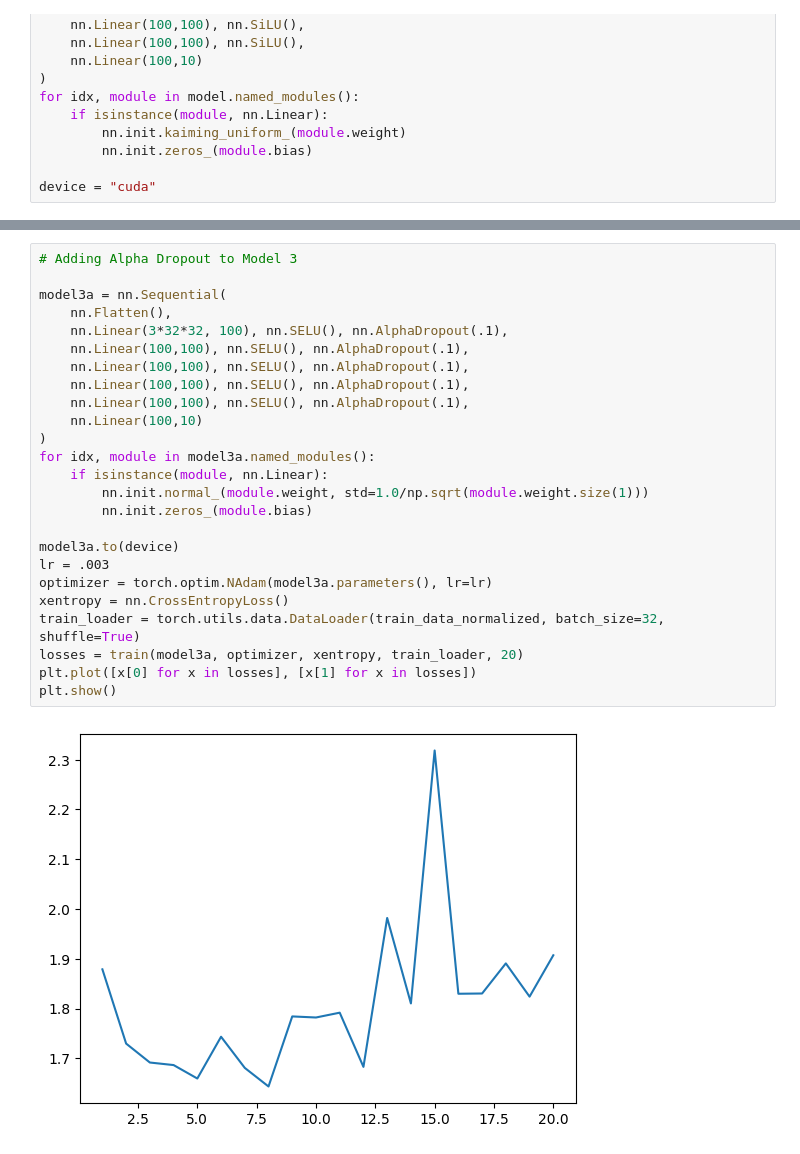
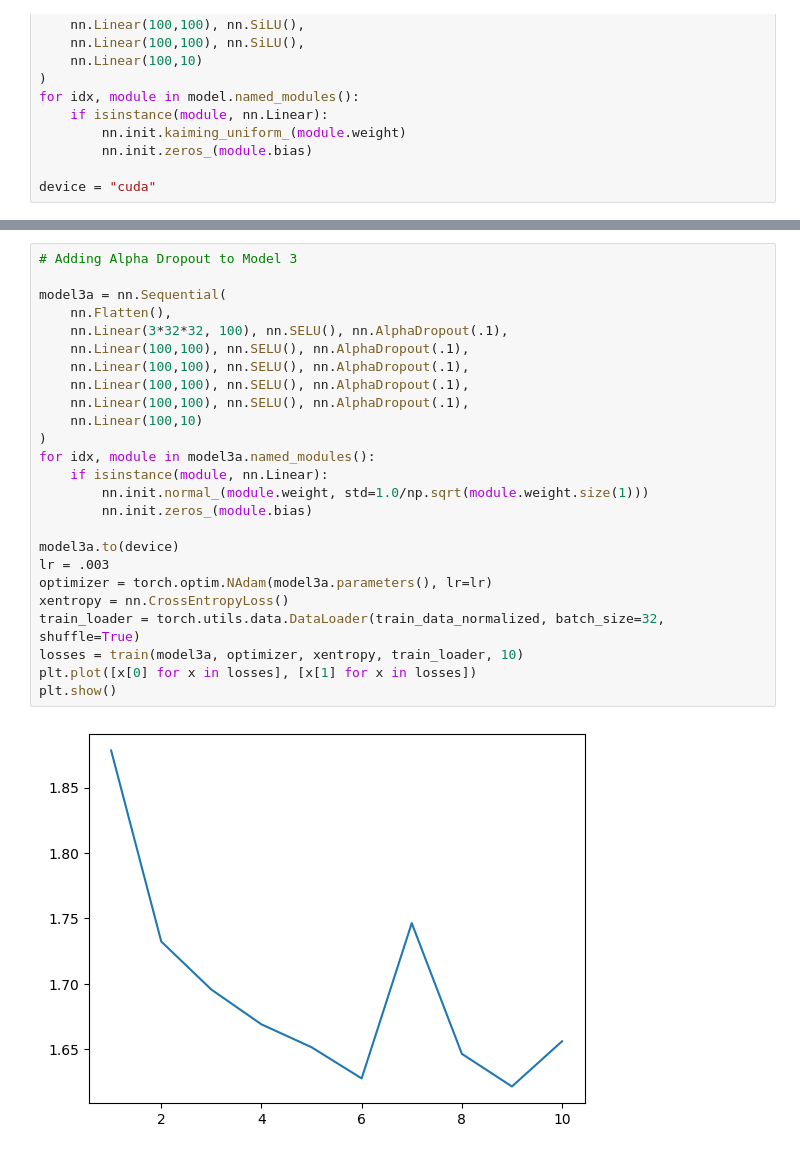
Before and after one commit to willhar/MLNotes, a Jupyter notebook: exercises/DeepImageNN.ipynb, the cells around one changed output, grey strips where cells are left out. Cells and saved outputs as stored; diff of their text form.

```diff
--- a/exercises/DeepImageNN.ipynb
+++ b/exercises/DeepImageNN.ipynb
@@ -182,30 +182,30 @@ Model 3 Accuracy: 0.4812
 # %%
 # Adding Alpha Dropout to Model 3
 
 model3a = nn.Sequential(
     nn.Flatten(),
     nn.Linear(3*32*32, 100), nn.SELU(), nn.AlphaDropout(.1),
     nn.Linear(100,100), nn.SELU(), nn.AlphaDropout(.1),
     nn.Linear(100,100), nn.SELU(), nn.AlphaDropout(.1),
     nn.Linear(100,100), nn.SELU(), nn.AlphaDropout(.1),
     nn.Linear(100,100), nn.SELU(), nn.AlphaDropout(.1),
     nn.Linear(100,10)
 )
 for idx, module in model3a.named_modules():
     if isinstance(module, nn.Linear):
         nn.init.normal_(module.weight, std=1.0/np.sqrt(module.weight.size(1)))
         nn.init.zeros_(module.bias)
 
 model3a.to(device)
 lr = .003
 optimizer = torch.optim.NAdam(model3a.parameters(), lr=lr)
 xentropy = nn.CrossEntropyLoss()
 train_loader = torch.utils.data.DataLoader(train_data_normalized, batch_size=32, shuffle=True)
-losses = train(model3a, optimizer, xentropy, train_loader, 20)
+losses = train(model3a, optimizer, xentropy, train_loader, 10)
 plt.plot([x[0] for x in losses], [x[1] for x in losses])
 plt.show()
 # %% [output]
-[figure, old version]
+[figure, new version]
 # %%
 all_imgs = torch.stack([img for img, _ in valid_data])
 imgs_normalized = (all_imgs - mean) / std
```
Also changed, not shown: parts of 13 cells of this notebook, 2 other files.
